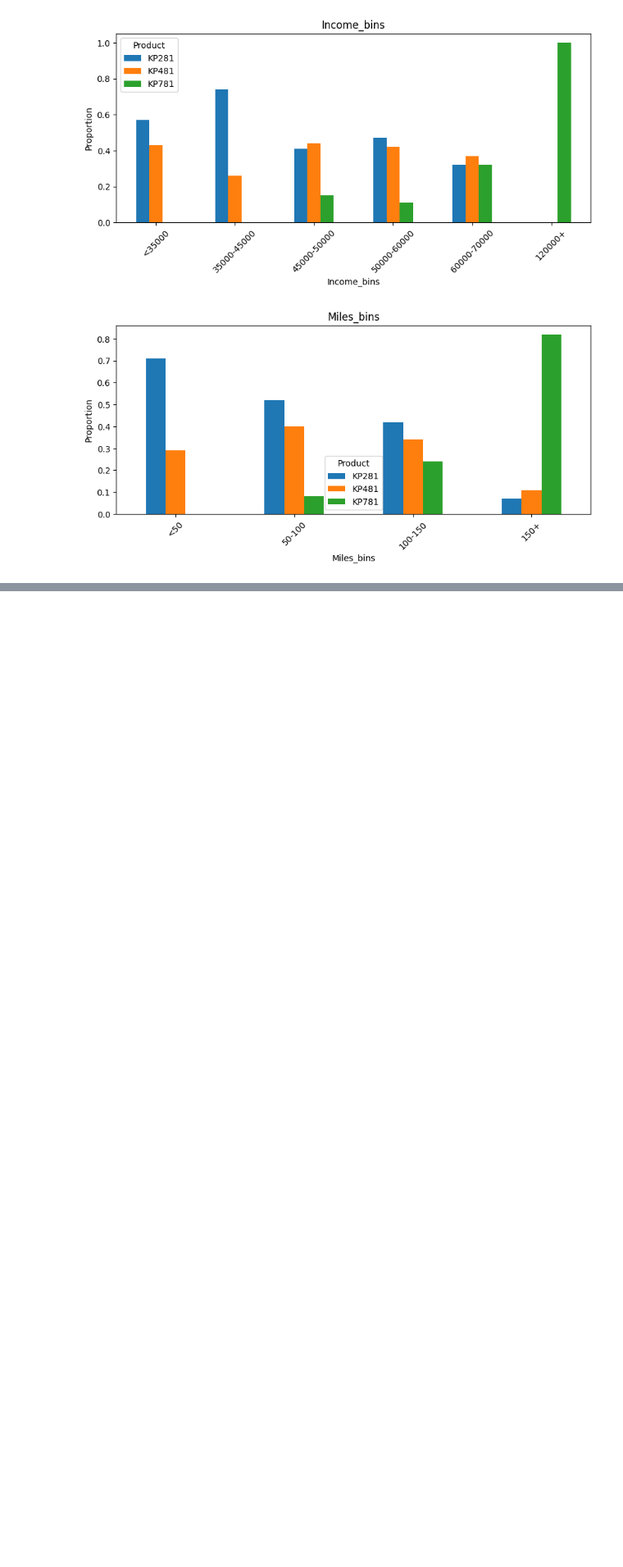
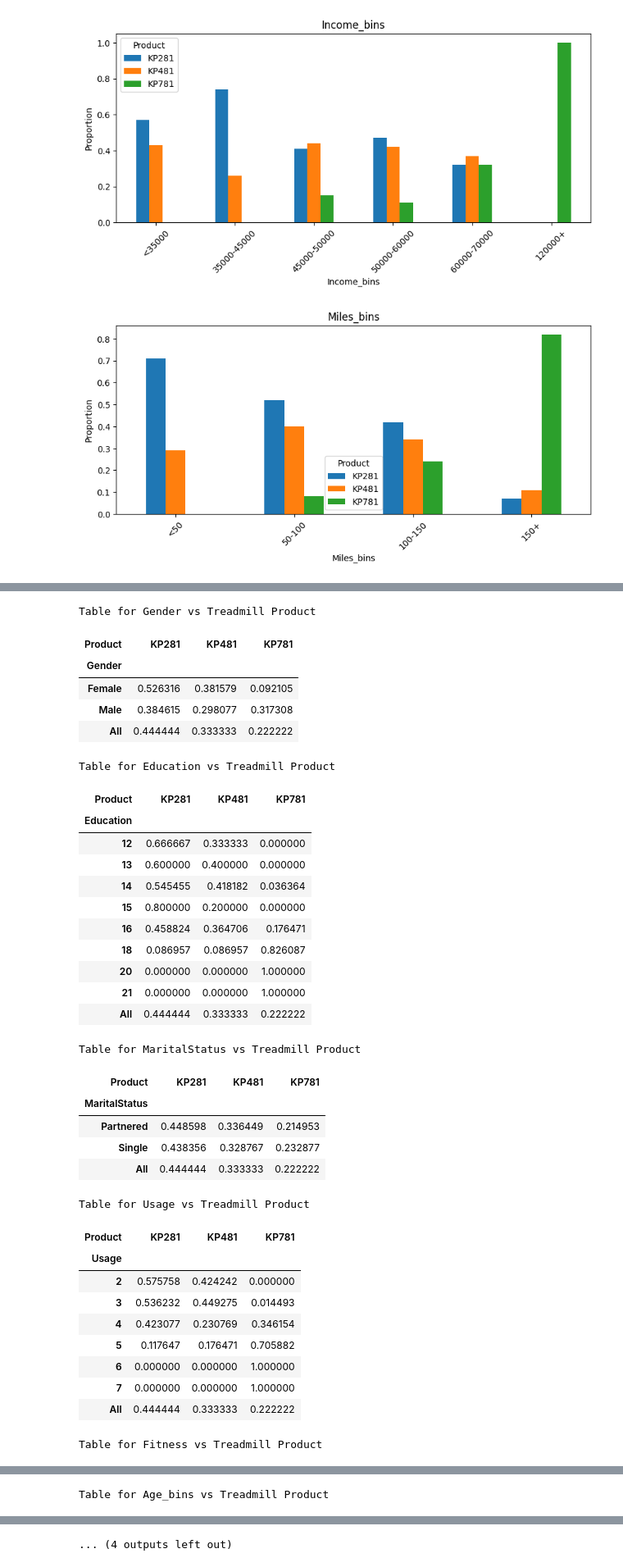
Before and after one commit to AtharvaSawai/eda_treadmill, a Jupyter notebook: EDA_Treadmill.ipynb, the cells around one changed output, grey strips where cells are left out. Shown at 82% size. Drawn from its saved outputs; the diff is of its cells as text; code cells hidden in the pictures; blank space fills up the shorter version.

Commit message:
Kaggle Notebook | EDA_Treadmill.ipynb | Version 1

```diff
--- a/EDA_Treadmill.ipynb
+++ b/EDA_Treadmill.ipynb
@@ -481,0 +529,42 @@ for i in cat_cols:
+# %%
+from IPython.display import display
+for i in cat_cols:
+  print('Table for',str(i),'vs Treadmill Product')
+  display(pd.crosstab(df[i], df['Product'], margins=True, normalize='index'))
+  print("\n")
+# %% [output]
+Table for Gender vs Treadmill Product
+| Product | KP281 | KP481 | KP781 |
+| Gender |  |  |  |
+| Female | 0.526316 | 0.381579 | 0.092105 |
+| Male | 0.384615 | 0.298077 | 0.317308 |
+| All | 0.444444 | 0.333333 | 0.222222 |
+Table for Education vs Treadmill Product
+| Product | KP281 | KP481 | KP781 |
+| Education |  |  |  |
+| 12 | 0.666667 | 0.333333 | 0.000000 |
+| 13 | 0.600000 | 0.400000 | 0.000000 |
+| 14 | 0.545455 | 0.418182 | 0.036364 |
+| 15 | 0.800000 | 0.200000 | 0.000000 |
+| 16 | 0.458824 | 0.364706 | 0.176471 |
+| 18 | 0.086957 | 0.086957 | 0.826087 |
+| 20 | 0.000000 | 0.000000 | 1.000000 |
+| 21 | 0.000000 | 0.000000 | 1.000000 |
+| All | 0.444444 | 0.333333 | 0.222222 |
+Table for MaritalStatus vs Treadmill Product
+| Product | KP281 | KP481 | KP781 |
+| MaritalStatus |  |  |  |
+| Partnered | 0.448598 | 0.336449 | 0.214953 |
+| Single | 0.438356 | 0.328767 | 0.232877 |
+| All | 0.444444 | 0.333333 | 0.222222 |
+Table for Usage vs Treadmill Product
+| Product | KP281 | KP481 | KP781 |
+| Usage |  |  |  |
+| 2 | 0.575758 | 0.424242 | 0.000000 |
+| 3 | 0.536232 | 0.449275 | 0.014493 |
+| 4 | 0.423077 | 0.230769 | 0.346154 |
+| 5 | 0.117647 | 0.176471 | 0.705882 |
+| 6 | 0.000000 | 0.000000 | 1.000000 |
+| 7 | 0.000000 | 0.000000 | 1.000000 |
+| All | 0.444444 | 0.333333 | 0.222222 |
+Table for Fitness vs Treadmill Product
@@ -481,0 +579 @@ for i in cat_cols:
+Table for Age_bins vs Treadmill Product
@@ -481,0 +589 @@ for i in cat_cols:
+... (4 outputs left out)
```
Also changed, not shown: parts of 29 cells of this notebook.
